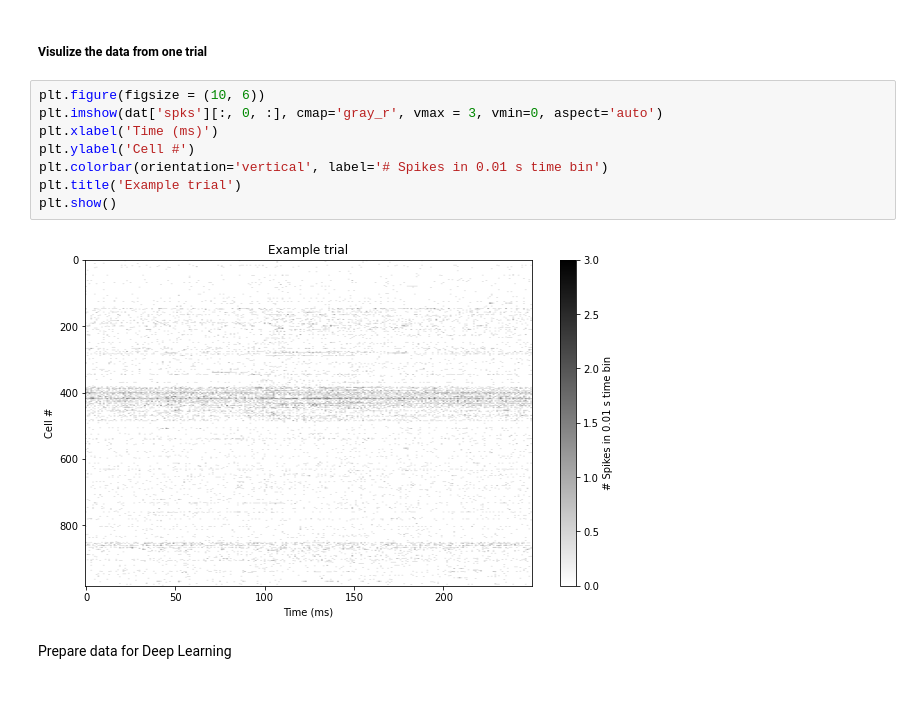
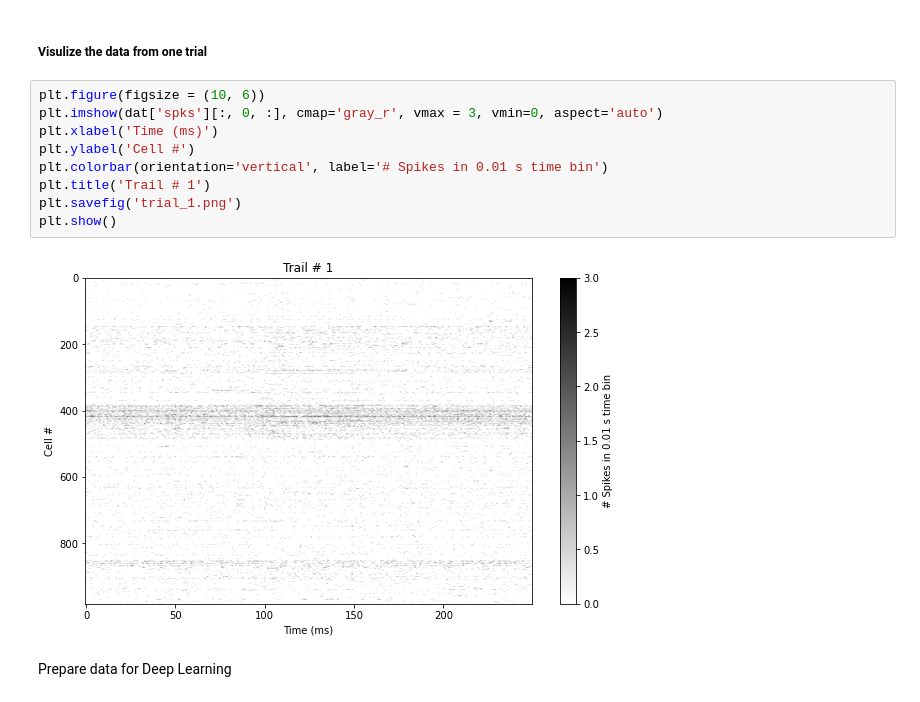
Before and after one commit to kkke/NeuroMatch_Project, a Jupyter notebook: ke notebook/notebook_mlp_classifier_batchsize96_dataset12_all.ipynb, the cells around one changed output. Drawn from its saved outputs; the diff is of its cells as text.

```diff
--- a/ke notebook/notebook_mlp_classifier_batchsize96_dataset12_all.ipynb
+++ b/ke notebook/notebook_mlp_classifier_batchsize96_dataset12_all.ipynb
@@ -648,13 +651,14 @@ dict_keys(['spks', 'wheel', 'pupil', 'response', 'response_time', 'bin_size', 's
 # %%
 plt.figure(figsize = (10, 6))
 plt.imshow(dat['spks'][:, 0, :], cmap='gray_r', vmax = 3, vmin=0, aspect='auto')
 plt.xlabel('Time (ms)')
 plt.ylabel('Cell #')
 plt.colorbar(orientation='vertical', label='# Spikes in 0.01 s time bin')
-plt.title('Example trial')
+plt.title('Trail # 1')
+plt.savefig('trial_1.png')
 plt.show()
 # %% [output]
-[figure, old version]
+[figure, new version]
 # %% [markdown]
 Prepare data for Deep Learning
 # %%
```
Also changed, not shown: parts of 18 cells of this notebook.
